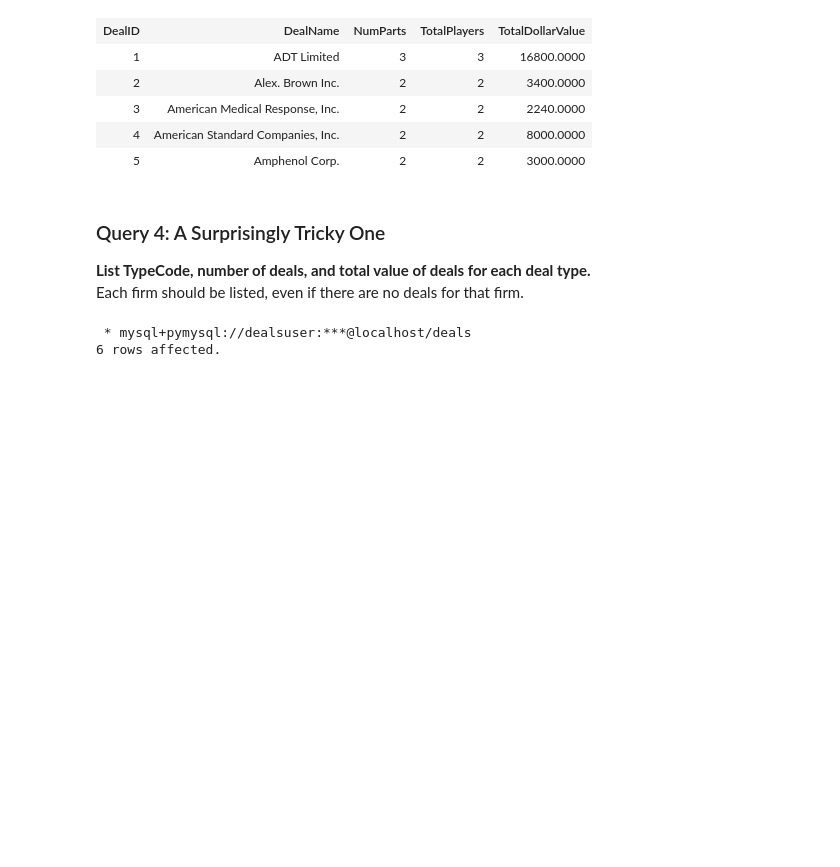
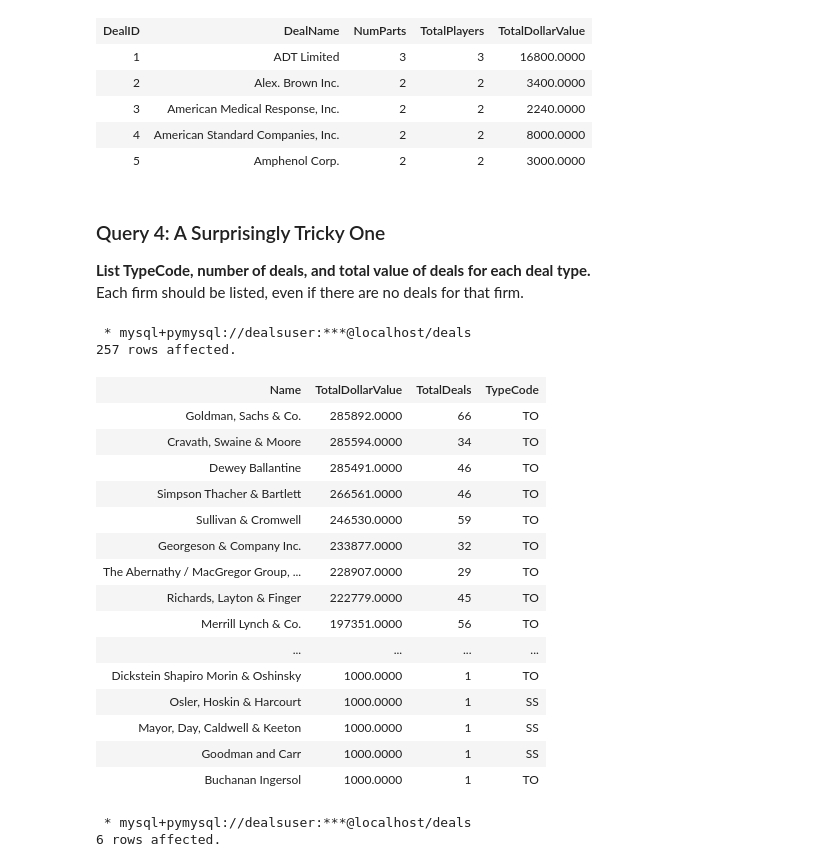
Before and after one commit to fairfield-university-ba-510-spring2019/deals-db-dsacco0317, a Jupyter notebook: Deals_Part2.ipynb, the cells around one changed output. Saved outputs shown, nothing was run; the diff lists cells and outputs as text; code cells hidden in the pictures; blank space fills up the shorter version.

```diff
--- a/Deals_Part2.ipynb
+++ b/Deals_Part2.ipynb
@@ -261,6 +261,38 @@ SELECT DISTINCT DealID, DealName, COUNT(PartNumber) AS NumParts, COUNT(PlayerID)
 ### Query 4: A Surprisingly Tricky One
 **List TypeCode, number of deals, and total value of deals for each deal type.**
 Each firm should be listed, even if there are no deals for that firm.
+# %%
+%%sql
+
+SELECT DISTINCT Name, SUM(DollarValue) AS TotalDollarValue, COUNT(DealID) AS TotalDeals, MAX(TypeCode) AS TypeCode
+FROM TypeCodes
+    JOIN DealTypes USING (TypeCode)
+    JOIN Deals USING (DealID)
+    JOIN DealParts USING (DealID)
+    JOIN Players USING (DealID)
+    JOIN PlayerSupports USING (PlayerId)
+    JOIN Firms USING (FirmID)
+GROUP BY Name
+ORDER BY TotalDollarValue DESC;
+# %% [output]
+ * mysql+pymysql://dealsuser:***@localhost/deals
+257 rows affected.
+| Name | TotalDollarValue | TotalDeals | TypeCode |
+| Goldman, Sachs & Co. | 285892.0000 | 66 | TO |
+| Cravath, Swaine & Moore | 285594.0000 | 34 | TO |
+| Dewey Ballantine | 285491.0000 | 46 | TO |
+| Simpson Thacher & Bartlett | 266561.0000 | 46 | TO |
+| Sullivan & Cromwell | 246530.0000 | 59 | TO |
+| Georgeson & Company Inc. | 233877.0000 | 32 | TO |
+| The Abernathy / MacGregor Group, ... | 228907.0000 | 29 | TO |
+| Richards, Layton & Finger | 222779.0000 | 45 | TO |
+| Merrill Lynch & Co. | 197351.0000 | 56 | TO |
+| ... | ... | ... | ... |
+| Dickstein Shapiro Morin & Oshinsky | 1000.0000 | 1 | TO |
+| Osler, Hoskin & Harcourt | 1000.0000 | 1 | SS |
+| Mayor, Day, Caldwell & Keeton | 1000.0000 | 1 | SS |
+| Goodman and Carr | 1000.0000 | 1 | SS |
+| Buchanan Ingersol | 1000.0000 | 1 | TO |
 # %%
 %%sql
 
```
